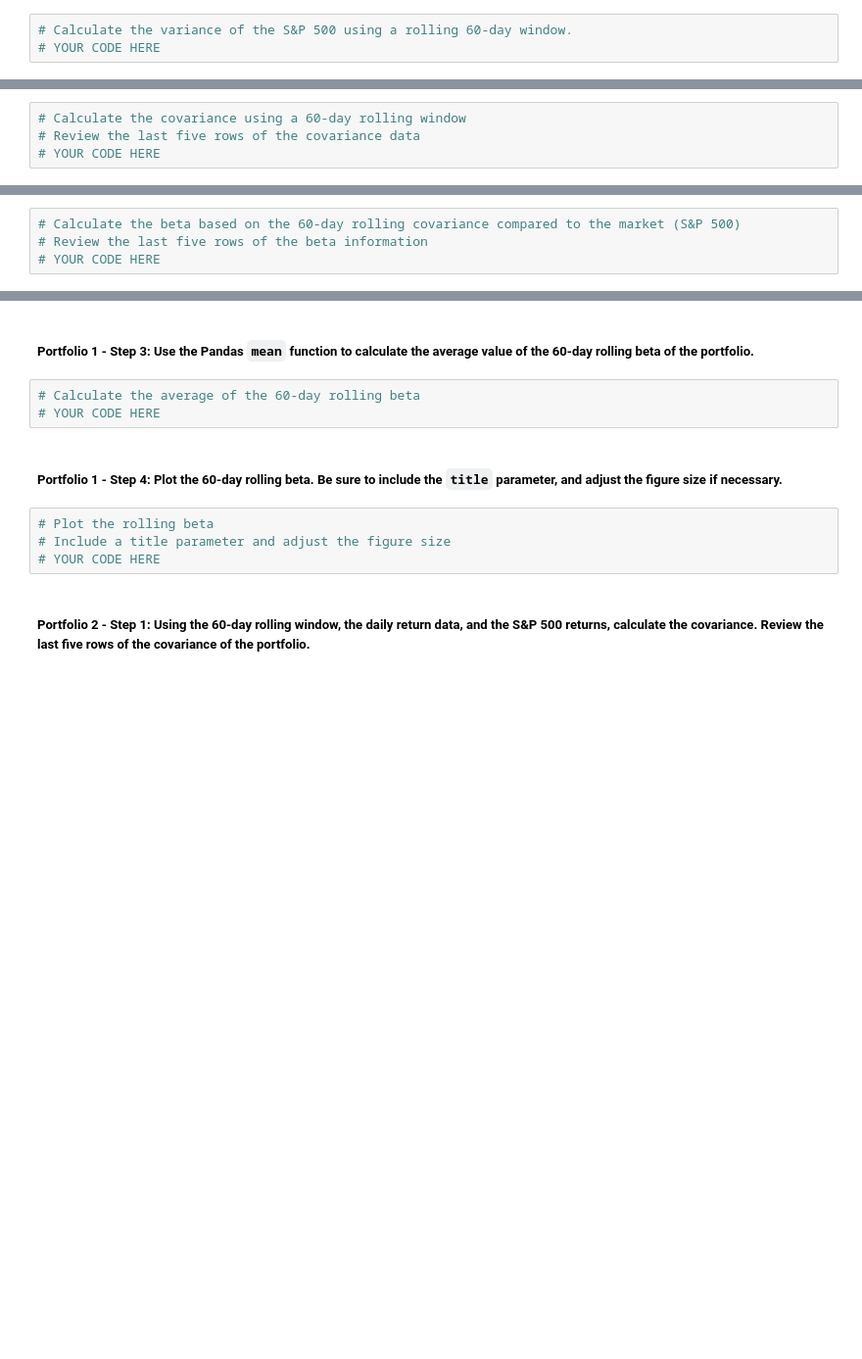
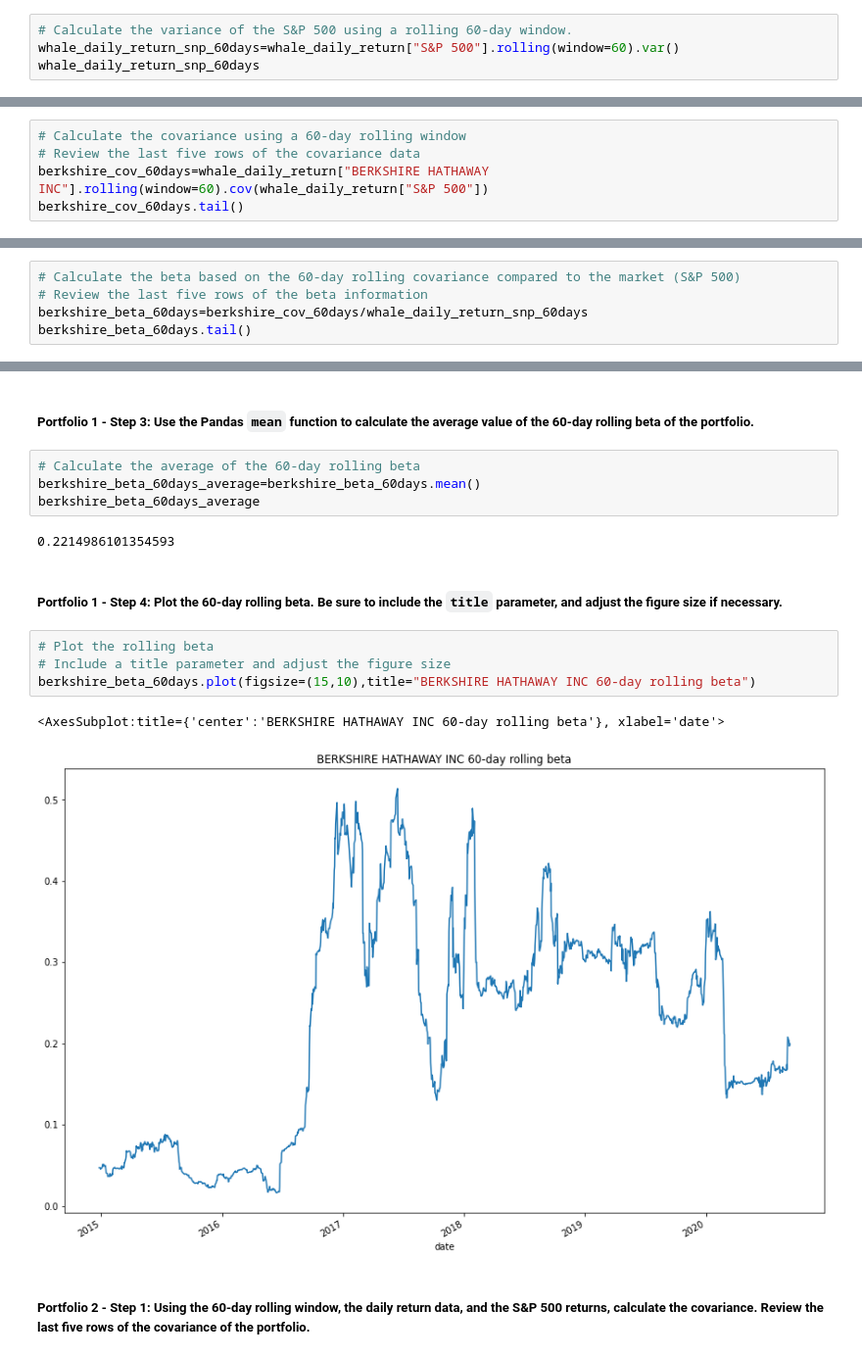
Before and after one commit to Latnid/Module_Challenges, a Jupyter notebook: 4/Starter_Code/risk_return_analysis.ipynb, the cells around one changed output, grey strips where cells are left out. Shown at 98% size. Saved outputs shown, nothing was run; the diff lists cells and outputs as text; blank space fills up the shorter version.

```diff
--- a/4/Starter_Code/risk_return_analysis.ipynb
+++ b/4/Starter_Code/risk_return_analysis.ipynb
@@ -351,4 +351,5 @@ Your analysis is nearing completion. Now, you need to evaluate how the portfolio
 #### Use the Pandas `var` function to calculate the variance of the S&P 500 by using a 60-day rolling window. Visualize the last five rows of the variance of the S&P 500.
 # %%
 # Calculate the variance of the S&P 500 using a rolling 60-day window.
-# YOUR CODE HERE
+whale_daily_return_snp_60days=whale_daily_return["S&P 500"].rolling(window=60).var()
+whale_daily_return_snp_60days
@@ -367,4 +382,5 @@ Your analysis is nearing completion. Now, you need to evaluate how the portfolio
 # %%
 # Calculate the covariance using a 60-day rolling window
 # Review the last five rows of the covariance data
-# YOUR CODE HERE
+berkshire_cov_60days=whale_daily_return["BERKSHIRE HATHAWAY INC"].rolling(window=60).cov(whale_daily_return["S&P 500"])
+berkshire_cov_60days.tail()
@@ -373,4 +397,5 @@ Your analysis is nearing completion. Now, you need to evaluate how the portfolio
 # %%
 # Calculate the beta based on the 60-day rolling covariance compared to the market (S&P 500)
 # Review the last five rows of the beta information
-# YOUR CODE HERE
+berkshire_beta_60days=berkshire_cov_60days/whale_daily_return_snp_60days
+berkshire_beta_60days.tail()
@@ -378,13 +411,19 @@ Your analysis is nearing completion. Now, you need to evaluate how the portfolio
 ##### Portfolio 1 - Step 3: Use the Pandas `mean` function to calculate the average value of the 60-day rolling beta of the portfolio.
 # %%
 # Calculate the average of the 60-day rolling beta
-# YOUR CODE HERE
+berkshire_beta_60days_average=berkshire_beta_60days.mean()
+berkshire_beta_60days_average
+# %% [output]
+0.2214986101354593
 # %% [markdown]
 ##### Portfolio 1 - Step 4: Plot the 60-day rolling beta. Be sure to include the `title` parameter, and adjust the figure size if necessary.
 # %%
 # Plot the rolling beta
 # Include a title parameter and adjust the figure size
-# YOUR CODE HERE
+berkshire_beta_60days.plot(figsize=(15,10),title="BERKSHIRE HATHAWAY INC 60-day rolling beta")
+# %% [output]
+<AxesSubplot:title={'center':'BERKSHIRE HATHAWAY INC 60-day rolling beta'}, xlabel='date'>
+[figure, added]
 # %% [markdown]
 ##### Portfolio 2 - Step 1: Using the 60-day rolling window, the daily return data, and the S&P 500 returns, calculate the covariance. Review the last five rows of the covariance of the portfolio.
 # %%
```
Also changed, not shown: parts of 10 cells of this notebook, 1 other file.
